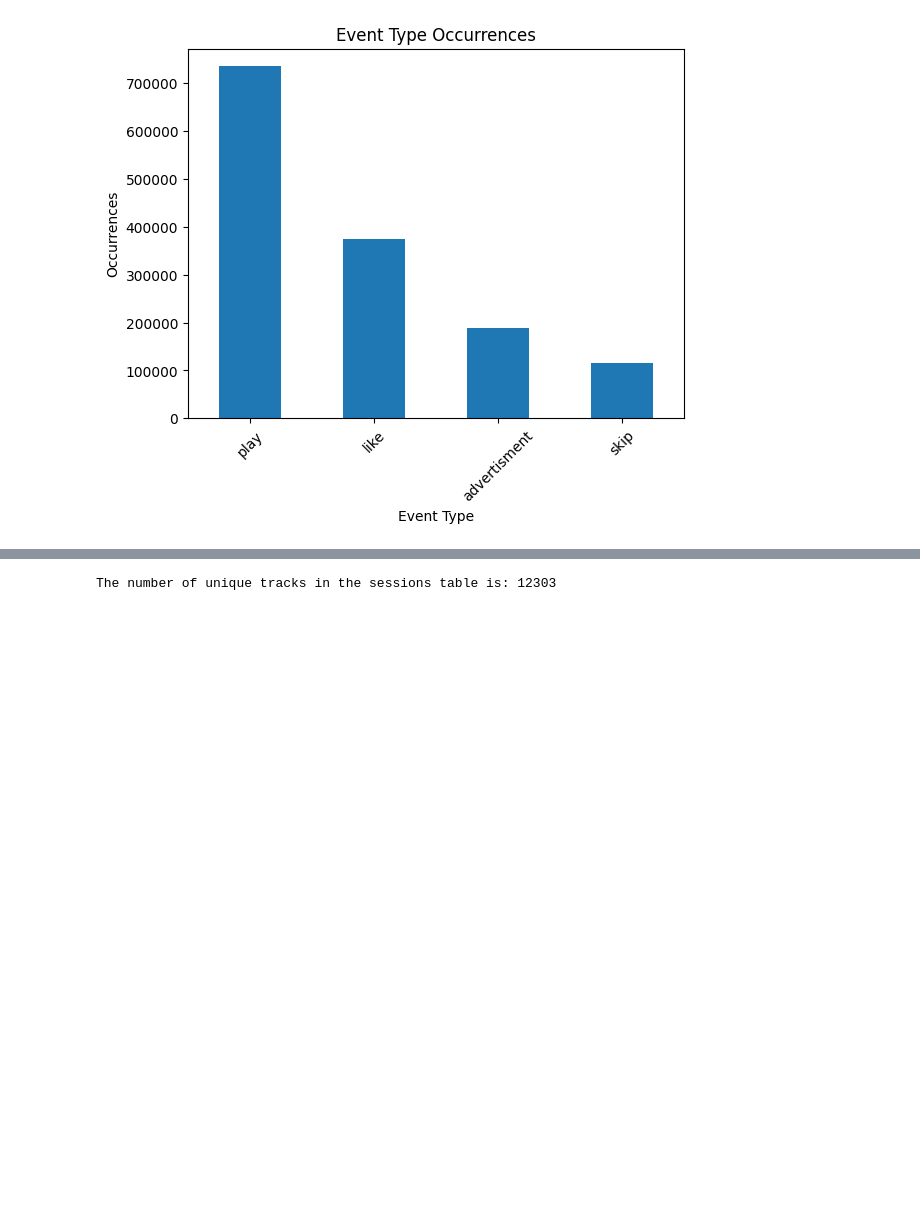
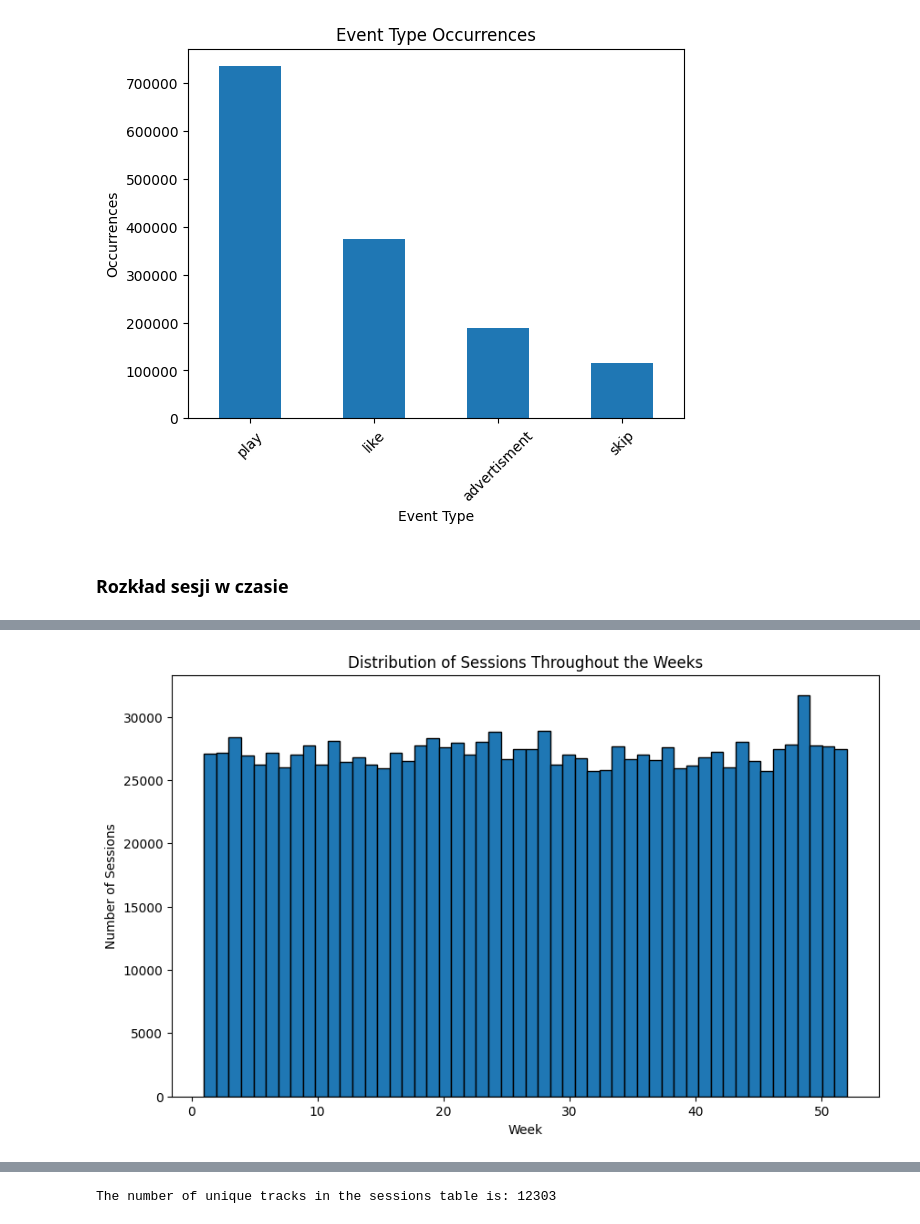
Before and after one commit to Kieru18/Next-Week-s-Top-Tracks, a Jupyter notebook: data_v2_raport.ipynb, the cells around one changed output, grey strips where cells are left out. Saved outputs shown, nothing was run; the diff lists cells and outputs as text; code cells hidden in the pictures; blank space fills up the shorter version.

```diff
--- a/data_v2_raport.ipynb
+++ b/data_v2_raport.ipynb
@@ -137,3 +137,25 @@ plt.xticks(rotation=45)
 plt.show()
 # %% [output]
 [figure]
+# %% [markdown]
+### Rozkład sesji w czasie
+# %%
+sessions['timestamp'] = pd.to_datetime(sessions['timestamp'])
+sessions['week'] = sessions['timestamp'].dt.isocalendar().week
+
+min_timestamp = sessions['timestamp'].min()
+max_timestamp = sessions['timestamp'].max()
+
+print(f"Minimum Timestamp: {min_timestamp}")
+print(f"Maximum Timestamp: {max_timestamp}")
+
+print(f"Number of weeks: {max(sessions['week']) - min(sessions['week']) + 1}")
+
+# Plot the distribution of sessions throughout the weeks
+plt.figure(figsize=(10, 6))
+plt.hist(sessions['week'], bins=max(sessions['week']) - min(sessions['week']) + 1, edgecolor='black')
+plt.title('Distribution of sessions throughout the weeks')
+plt.xlabel('Week')
+plt.ylabel('Number of Sessions')
+plt.show()
+# %% [output]
@@ -139,0 +165 @@ plt.show()
+[figure, added]
```
Also changed, not shown: parts of 2 cells of this notebook, 1 other file.
